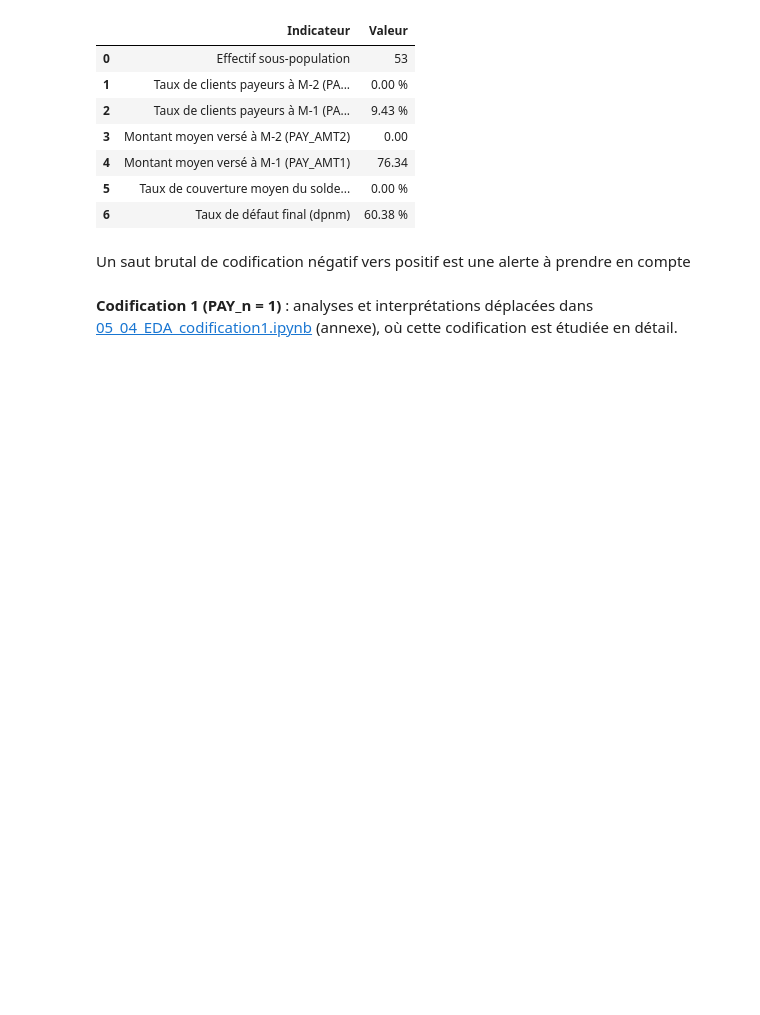
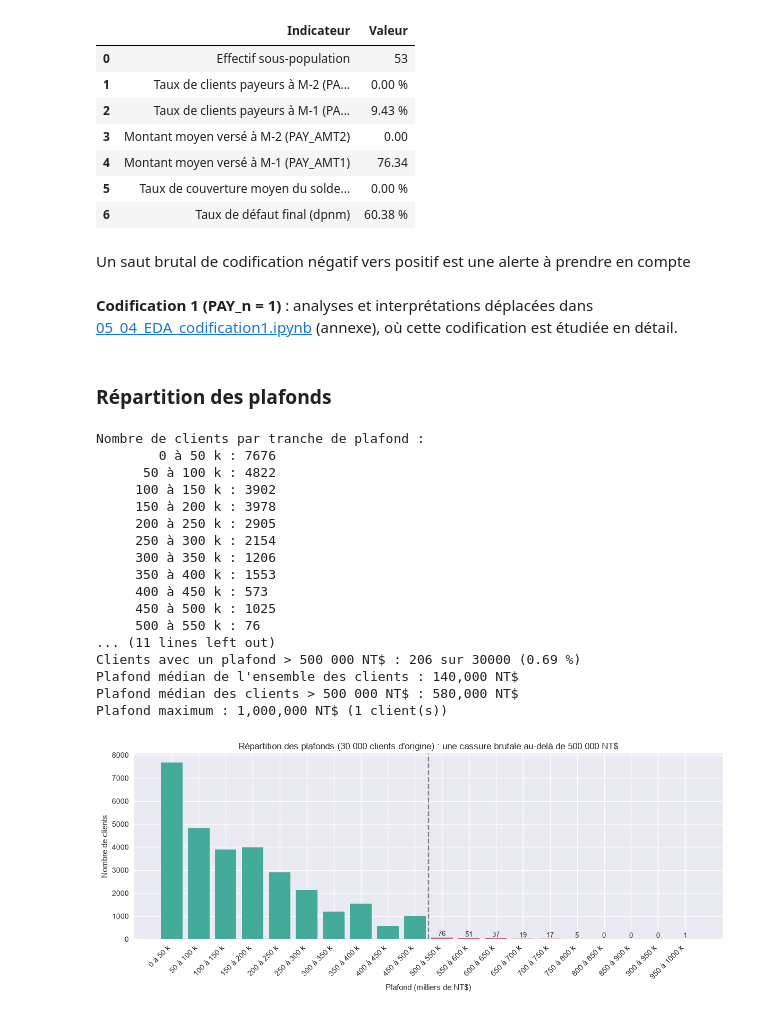
Before and after one commit to johan-mac-59/RiskLens_ML, a Jupyter notebook: src/05_01_EDA_lab.ipynb, the cells around one changed output. Cells and saved outputs as stored; diff of their text form; code cells hidden in the pictures; blank space fills up the shorter version.

```diff
--- a/src/05_01_EDA_lab.ipynb
+++ b/src/05_01_EDA_lab.ipynb
@@ -7687,3 +7687,61 @@ display(res_df)
 Un saut brutal de codification négatif vers positif est une alerte à prendre en compte
 # %% [markdown]
 **Codification 1 (PAY_n = 1)** : analyses et interprétations déplacées dans [05_04_EDA_codification1.ipynb](05_04_EDA_codification1.ipynb) (annexe), où cette codification est étudiée en détail.
+# %% [markdown]
+### Répartition des plafonds
+# %%
+import numpy as np
+import pandas as pd
+import matplotlib.pyplot as plt
+
+# Répartition des plafonds sur les 30 000 clients d'origine (df_initial, avant retrait des 4 paiements géants)
+# Tranches de 50 000 NT$, borne haute incluse : la tranche « 450 à 500 k » contient les plafonds de 500 000 NT$
+bornes = np.arange(0, 1_050_000, 50_000)
+tranches = pd.cut(df_initial['LIMIT_BAL'], bins=bornes)
+repartition = tranches.value_counts().sort_index()
+libelles = [f"{int(i.left) // 1000} à {int(i.right) // 1000} k" for i in repartition.index]
+
+print("Nombre de clients par tranche de plafond :")
+for libelle, n in zip(libelles, repartition.values):
+    print(f"  {libelle:>14} : {n}")
+
+seuil = 500_000
+au_dela = df_initial['LIMIT_BAL'] > seuil
+print(f"\nClients avec un plafond de 500 000 NT$ pile : {(df_initial['LIMIT_BAL'] == seuil).sum()}")
+print(f"Clients avec un plafond > 500 000 NT$ : {au_dela.sum()} sur {len(df_initial)} ({au_dela.mean() * 100:.2f} %)")
+print(f"Plafond médian de l'ensemble des clients : {df_initial['LIMIT_BAL'].median():,.0f} NT$")
+print(f"Plafond médian des clients > 500 000 NT$ : {df_initial.loc[au_dela, 'LIMIT_BAL'].median():,.0f} NT$")
+print(f"Plafond maximum : {df_initial['LIMIT_BAL'].max():,.0f} NT$ ({(df_initial['LIMIT_BAL'] == df_initial['LIMIT_BAL'].max()).sum()} client(s))")
+
+couleurs = ['#44AA99' if i.right <= seuil else '#CC6677' for i in repartition.index]
+fig, ax = plt.subplots(figsize=(12, 5))
+ax.bar(libelles, repartition.values, color=couleurs)
+for x, n, i in zip(libelles, repartition.values, repartition.index):
+    if i.right > seuil:
+        ax.text(x, n, str(n), ha='center', va='bottom', fontsize=9)
+ax.axvline(9.5, linestyle='--', color='grey')
+ax.set_title("Répartition des plafonds (30 000 clients d'origine) : une cassure brutale au-delà de 500 000 NT$")
+ax.set_xlabel("Plafond (milliers de NT$)")
+ax.set_ylabel("Nombre de clients")
+plt.xticks(rotation=45, ha='right')
+plt.tight_layout()
+plt.show()
+# %% [output]
+Nombre de clients par tranche de plafond :
+        0 à 50 k : 7676
+      50 à 100 k : 4822
+     100 à 150 k : 3902
+     150 à 200 k : 3978
+     200 à 250 k : 2905
+     250 à 300 k : 2154
+     300 à 350 k : 1206
+     350 à 400 k : 1553
+     400 à 450 k : 573
+     450 à 500 k : 1025
+     500 à 550 k : 76
+... (11 lines left out)
+Clients avec un plafond > 500 000 NT$ : 206 sur 30000 (0.69 %)
+Plafond médian de l'ensemble des clients : 140,000 NT$
+Plafond médian des clients > 500 000 NT$ : 580,000 NT$
+Plafond maximum : 1,000,000 NT$ (1 client(s))
+[figure, added]
```
Also changed, not shown: parts of 1 cell of this notebook, 10 other files.
